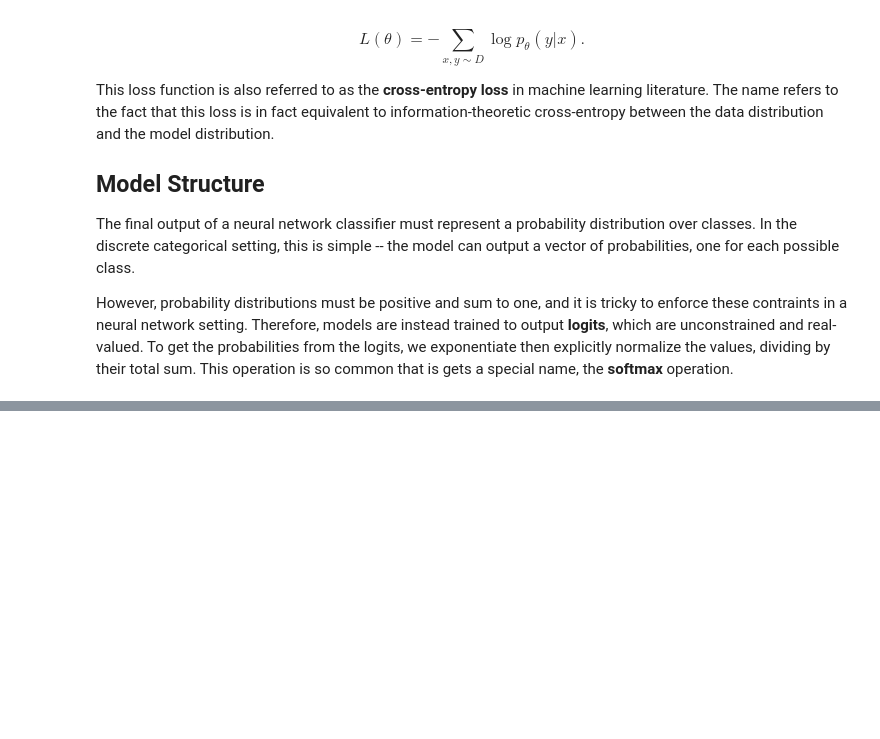
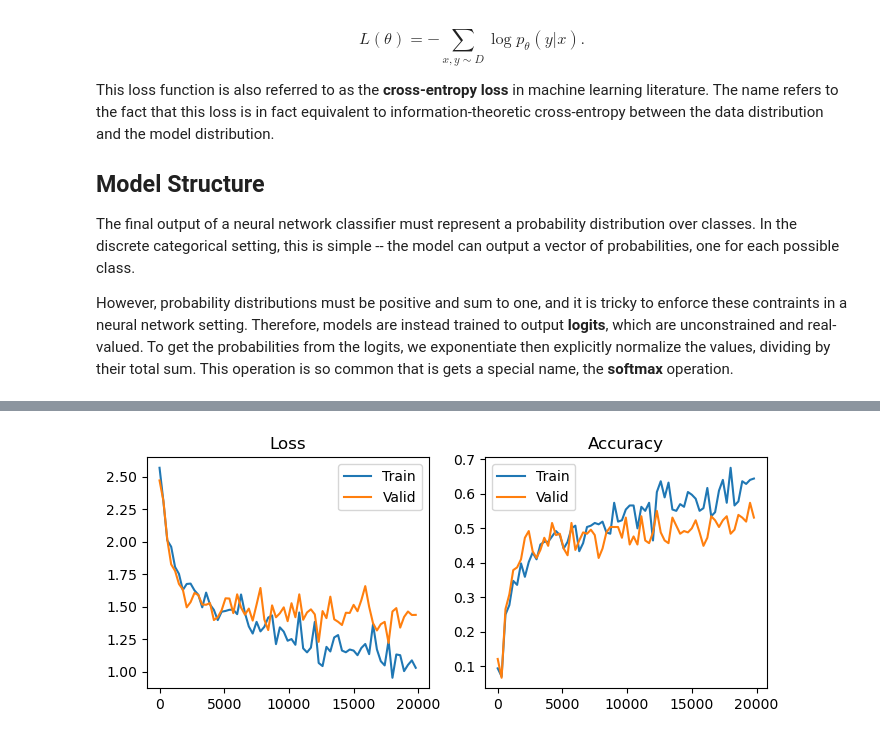
Before and after one commit to kvfrans/notes, a Jupyter notebook: 4-models/classifiers.ipynb, the cells around one changed output, grey strips where cells are left out. Saved outputs shown, nothing was run; the diff lists cells and outputs as text; code cells hidden in the pictures; blank space fills up the shorter version.

```diff
--- a/4-models/classifiers.ipynb
+++ b/4-models/classifiers.ipynb
@@ -62,3 +179,27 @@ from jaxtransformer.modalities import Patch
+# %%
+model = Classifier()
+tx = optax.adamw(learning_rate=1e-3, weight_decay=1e-2)
+train_state = TrainState.create(jax.random.PRNGKey(0), model, (jnp.ones((1, 32, 32, 3)),), tx)
+
+rng = jax.random.PRNGKey(0)
+losses, accuracies, valid_losses, valid_accuracies = [], [], [], []
+for i in range(20000):
+    rng, batch_key, aug_key = jax.random.split(rng, 3)
+    idx = jax.random.randint(batch_key, (256,), 0, len(train_images))
+    inputs, labels = train_images[idx], train_labels[idx, 0]
+    inputs = img_augment(jax.random.split(aug_key, inputs.shape[0]), inputs)
+    train_state, (loss, accuracy) = update_fn(train_state, (inputs, labels))
+    if i % 300 == 0:
+        valid_idx = jax.random.randint(batch_key, (256,), 0, len(valid_images))
+        inputs, labels = valid_images[valid_idx], valid_labels[valid_idx, 0]
+        valid_loss, valid_accuracy = loss_fn(train_state.params, inputs, labels)
+        losses.append(loss)
+        accuracies.append(accuracy)
+        valid_losses.append(valid_loss)
+        valid_accuracies.append(valid_accuracy)
+plot(losses, accuracies, valid_losses, valid_accuracies)
+# %% [output]
+[figure, added]
 # %% [markdown]
 ## Why do we maximize log-probabilities instead of probabilities?
 
```
Also changed, not shown: parts of 16 cells of this notebook, 3 other files.
